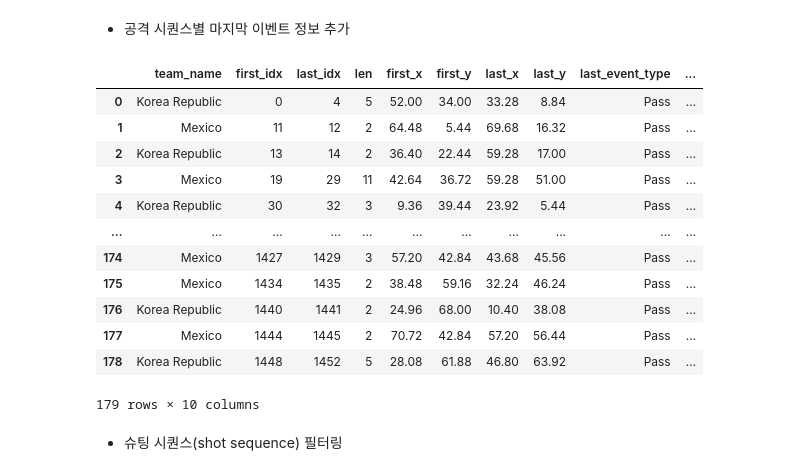
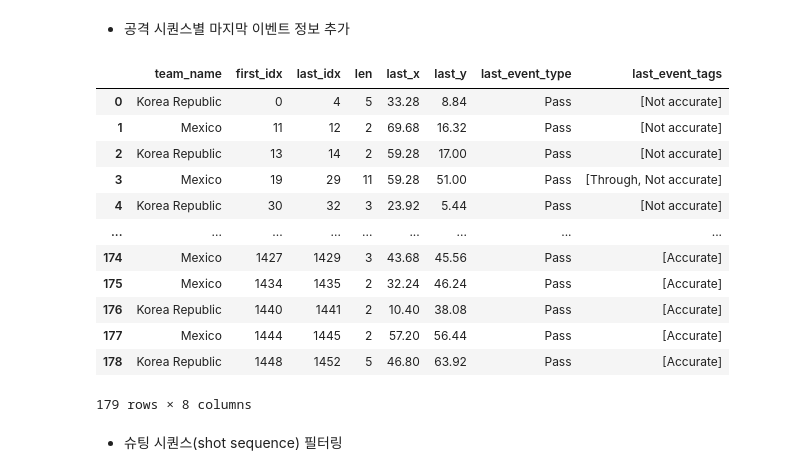
Before and after one commit to systic2/soccer-analytics, a Jupyter notebook: 2-2 이벤트 시퀀스 분석.ipynb, the cells around one changed output. Drawn from its saved outputs; the diff is of its cells as text; code cells hidden in the pictures.

```diff
--- a/2-2 이벤트 시퀀스 분석.ipynb
+++ b/2-2 이벤트 시퀀스 분석.ipynb
@@ -55,7 +55,7 @@ seq_events = match_events.loc[first_idx:last_idx]
 
 draw_pitch('white', 'black')
 
-color_dict = {team1_name: 'red', team2_name: 'blue', 'Duel': 'black'}
+color_dict = {team1_name: 'red', team2_name: 'blue'}
 colors = seq_events['team_name'].apply(lambda x: color_dict[x])
 plt.scatter(seq_events['start_x'], seq_events['start_y'], c=colors, s=400)
 
@@ -306,27 +295,25 @@ seq_records
 # %% [markdown]
 - 공격 시퀀스별 마지막 이벤트 정보 추가
 # %%
-seq_records['first_x'] = seq_records['first_idx'].apply(lambda x: match_events.at[x, 'start_x'])
-seq_records['first_y'] = seq_records['first_idx'].apply(lambda x: match_events.at[x, 'start_y'])
 seq_records['last_x'] = seq_records['last_idx'].apply(lambda x: match_events.at[x, 'start_x'])
 seq_records['last_y'] = seq_records['last_idx'].apply(lambda x: match_events.at[x, 'start_y'])
 seq_records['last_event_type'] = seq_records['last_idx'].apply(lambda x: match_events.at[x, 'event_type'])
 seq_records['last_event_tags'] = seq_records['last_idx'].apply(lambda x: match_events.at[x, 'tags'])
 seq_records
 # %% [output]
-|  | team_name | first_idx | last_idx | len | first_x | first_y | last_x | last_y | last_event_type | ... |
-| 0 | Korea Republic | 0 | 4 | 5 | 52.00 | 34.00 | 33.28 | 8.84 | Pass | ... |
-| 1 | Mexico | 11 | 12 | 2 | 64.48 | 5.44 | 69.68 | 16.32 | Pass | ... |
-| 2 | Korea Republic | 13 | 14 | 2 | 36.40 | 22.44 | 59.28 | 17.00 | Pass | ... |
-| 3 | Mexico | 19 | 29 | 11 | 42.64 | 36.72 | 59.28 | 51.00 | Pass | ... |
-| 4 | Korea Republic | 30 | 32 | 3 | 9.36 | 39.44 | 23.92 | 5.44 | Pass | ... |
-| ... | ... | ... | ... | ... | ... | ... | ... | ... | ... | ... |
-| 174 | Mexico | 1427 | 1429 | 3 | 57.20 | 42.84 | 43.68 | 45.56 | Pass | ... |
-| 175 | Mexico | 1434 | 1435 | 2 | 38.48 | 59.16 | 32.24 | 46.24 | Pass | ... |
-| 176 | Korea Republic | 1440 | 1441 | 2 | 24.96 | 68.00 | 10.40 | 38.08 | Pass | ... |
-| 177 | Mexico | 1444 | 1445 | 2 | 70.72 | 42.84 | 57.20 | 56.44 | Pass | ... |
-| 178 | Korea Republic | 1448 | 1452 | 5 | 28.08 | 61.88 | 46.80 | 63.92 | Pass | ... |
+|  | team_name | first_idx | last_idx | len | last_x | last_y | last_event_type | last_event_tags |
+| 0 | Korea Republic | 0 | 4 | 5 | 33.28 | 8.84 | Pass | [Not accurate] |
+| 1 | Mexico | 11 | 12 | 2 | 69.68 | 16.32 | Pass | [Not accurate] |
+| 2 | Korea Republic | 13 | 14 | 2 | 59.28 | 17.00 | Pass | [Not accurate] |
+| 3 | Mexico | 19 | 29 | 11 | 59.28 | 51.00 | Pass | [Through, Not accurate] |
+| 4 | Korea Republic | 30 | 32 | 3 | 23.92 | 5.44 | Pass | [Not accurate] |
+| ... | ... | ... | ... | ... | ... | ... | ... | ... |
+| 174 | Mexico | 1427 | 1429 | 3 | 43.68 | 45.56 | Pass | [Accurate] |
+| 175 | Mexico | 1434 | 1435 | 2 | 32.24 | 46.24 | Pass | [Accurate] |
+| 176 | Korea Republic | 1440 | 1441 | 2 | 10.40 | 38.08 | Pass | [Accurate] |
+| 177 | Mexico | 1444 | 1445 | 2 | 57.20 | 56.44 | Pass | [Accurate] |
+| 178 | Korea Republic | 1448 | 1452 | 5 | 46.80 | 63.92 | Pass | [Accurate] |
-179 rows × 10 columns
+179 rows × 8 columns
 # %% [markdown]
 - 슈팅 시퀀스(shot sequence) 필터링
 # %%
```
Also changed, not shown: parts of 35 cells of this notebook, 7 other files.
